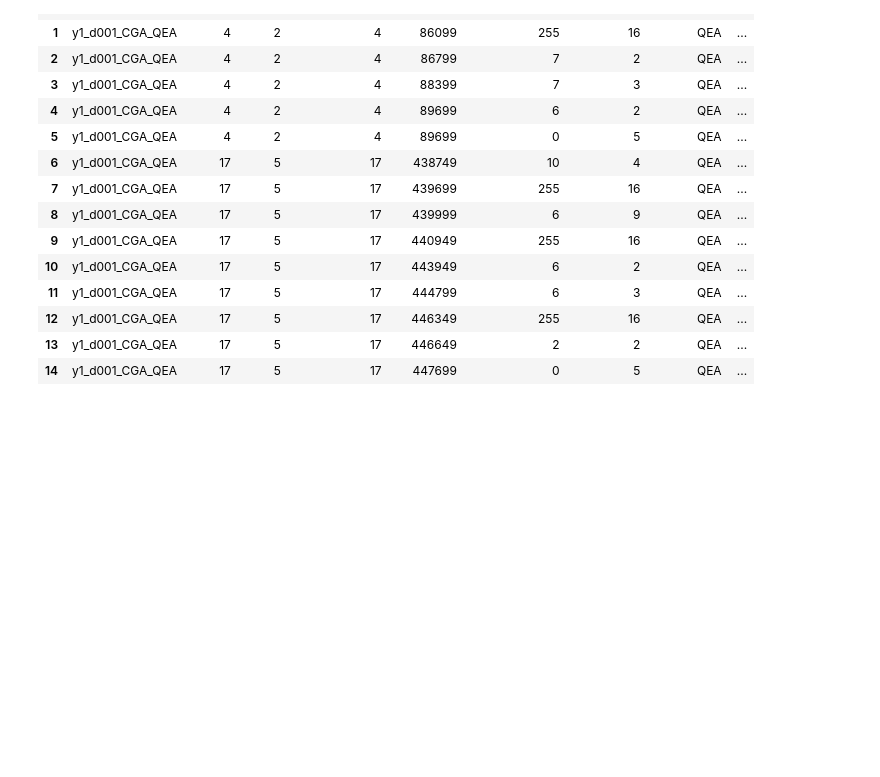
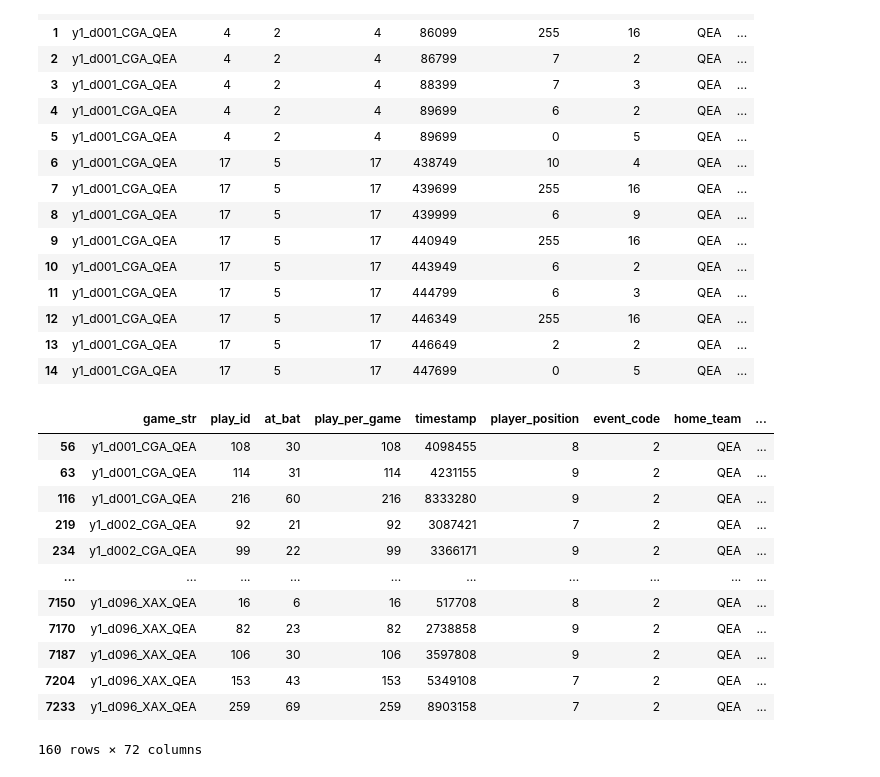
Before and after one commit to alexfrederick1/The-Man-in-the-Middle, a Jupyter notebook: startercode-py.ipynb, the cells around one changed output. Cells and saved outputs as stored; diff of their text form; code cells hidden in the pictures; blank space fills up the shorter version.

```diff
--- a/startercode-py.ipynb
+++ b/startercode-py.ipynb
@@ -439,3 +343,23 @@ full_plays_att.head(15)
 | 12 | y1_d001_CGA_QEA | 17 | 5 | 17 | 446349 | 255 | 16 | QEA | ... |
 | 13 | y1_d001_CGA_QEA | 17 | 5 | 17 | 446649 | 2 | 2 | QEA | ... |
 | 14 | y1_d001_CGA_QEA | 17 | 5 | 17 | 447699 | 0 | 5 | QEA | ... |
+# %%
+# filter for moment that the ball is acquired
+ball_acquired_df = full_plays_att[(full_plays_att['play_type'] == 'ball acquired') & (full_plays_att['player_position'].isin([7,8,9]))]
+attempt_cols = [col for col in ball_acquired_df.columns if col.startswith('runner_')]
+ball_acquired_df = ball_acquired_df[ball_acquired_df[attempt_cols].any(axis=1)]
+ball_acquired_df
+# %% [output]
+|  | game_str | play_id | at_bat | play_per_game | timestamp | player_position | event_code | home_team | ... |
+| 56 | y1_d001_CGA_QEA | 108 | 30 | 108 | 4098455 | 8 | 2 | QEA | ... |
+| 63 | y1_d001_CGA_QEA | 114 | 31 | 114 | 4231155 | 9 | 2 | QEA | ... |
+| 116 | y1_d001_CGA_QEA | 216 | 60 | 216 | 8333280 | 9 | 2 | QEA | ... |
+| 219 | y1_d002_CGA_QEA | 92 | 21 | 92 | 3087421 | 7 | 2 | QEA | ... |
+| 234 | y1_d002_CGA_QEA | 99 | 22 | 99 | 3366171 | 9 | 2 | QEA | ... |
+| ... | ... | ... | ... | ... | ... | ... | ... | ... | ... |
+| 7150 | y1_d096_XAX_QEA | 16 | 6 | 16 | 517708 | 8 | 2 | QEA | ... |
+| 7170 | y1_d096_XAX_QEA | 82 | 23 | 82 | 2738858 | 9 | 2 | QEA | ... |
+| 7187 | y1_d096_XAX_QEA | 106 | 30 | 106 | 3597808 | 9 | 2 | QEA | ... |
+| 7204 | y1_d096_XAX_QEA | 153 | 43 | 153 | 5349108 | 7 | 2 | QEA | ... |
+| 7233 | y1_d096_XAX_QEA | 259 | 69 | 259 | 8903158 | 7 | 2 | QEA | ... |
+160 rows × 72 columns
```
Also changed, not shown: parts of 12 cells of this notebook.
